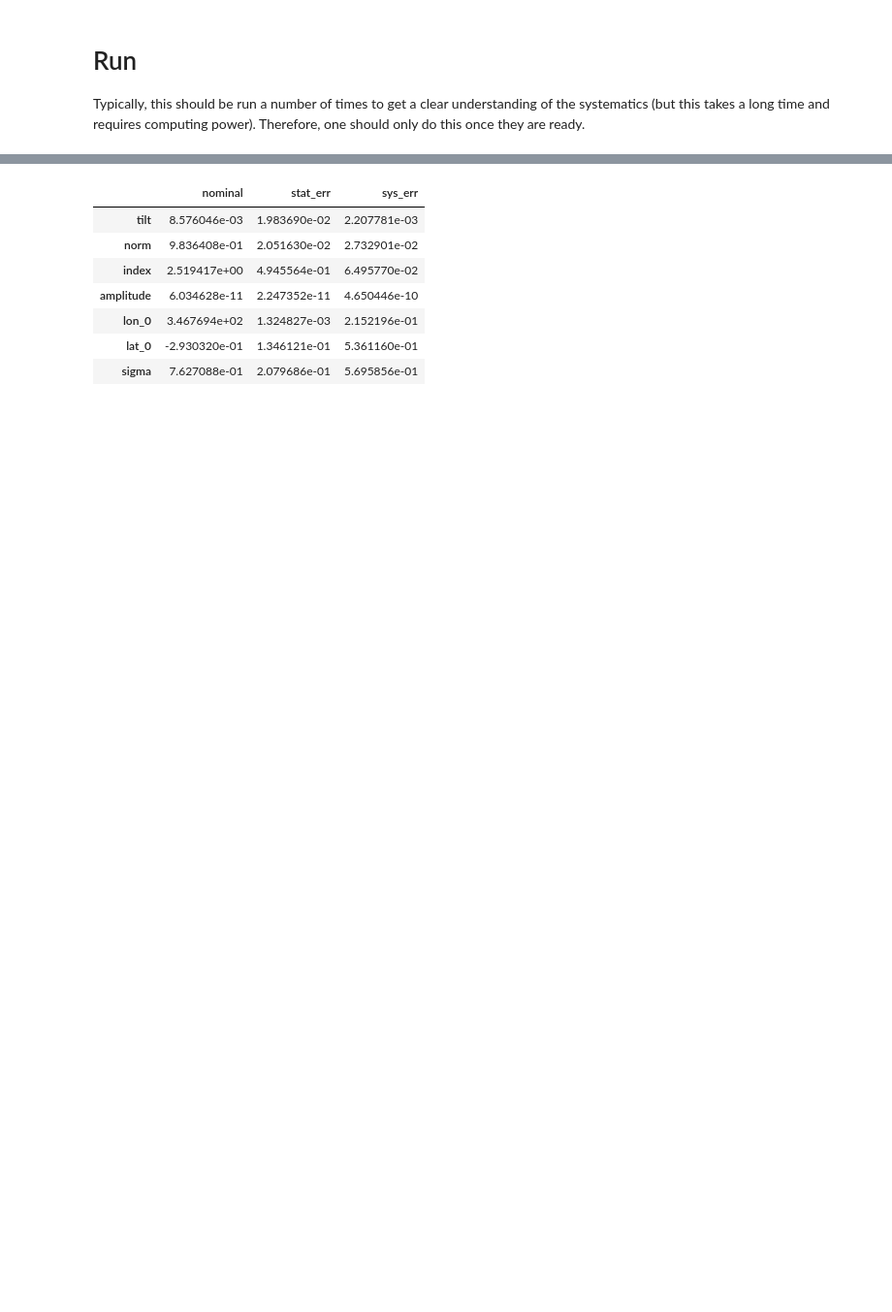
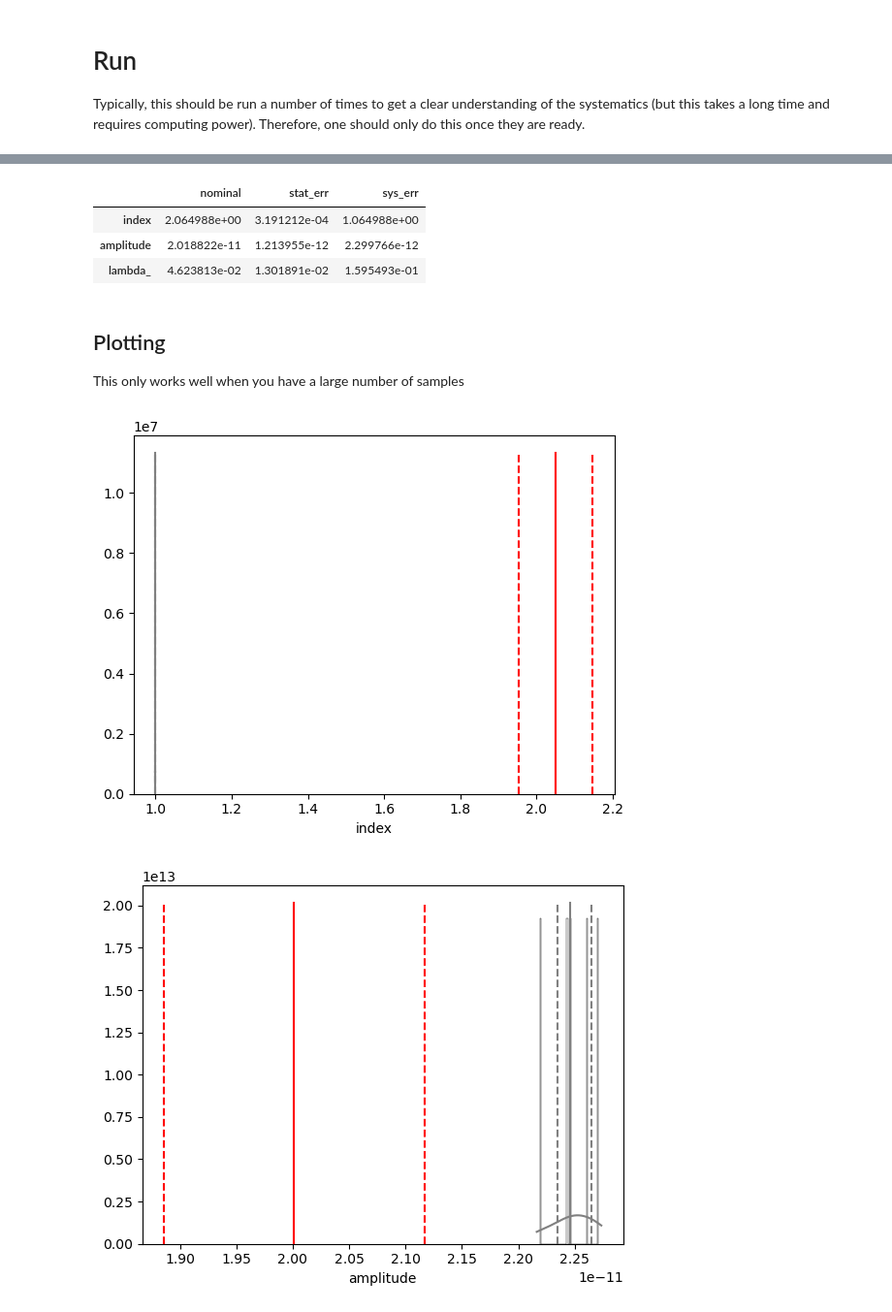
Before and after one commit to Astro-Kirsty/CADS_2026, a Jupyter notebook: Advanced_handson/IRF_systematics_fixed_counts.ipynb, the cells around one changed output, grey strips where cells are left out. Shown at 97% size. Drawn from its saved outputs; the diff is of its cells as text; code cells hidden in the pictures; blank space fills up the shorter version.

Commit message:
Update systematic IRF approach
Signed-off-by: Astro-Kirsty <AstroKirsty@gmail.com>

```diff
--- a/Advanced_handson/IRF_systematics_fixed_counts.ipynb
+++ b/Advanced_handson/IRF_systematics_fixed_counts.ipynb
@@ -344,25 +352,54 @@ Saved 5 fits to varied_irf_results/results.h5
-# %%
-vals = np.array([t["value"].values for t in result_pars], dtype=float)   # (N, n_pars)
-nom_vals = nominal_pars["value"].values.astype(float)
-nom_errs = nominal_pars["error"].values.astype(float)
-free = ~nominal_pars["frozen"].values.astype(bool)
-
-delta = vals - nom_vals                           # shift of each fit w.r.t. the nominal fit
-sys_err = np.sqrt(np.mean(delta ** 2, axis=0))    # systematic error (rms of the shifts)
-
-summary = pd.DataFrame({
-    "nominal": nom_vals,
-    "stat_err": nom_errs,
-    "sys_err": sys_err,
-}, index=nominal_pars["name"].values)
-
-summary[free]
-# %% [output]
-|  | nominal | stat_err | sys_err |
-| tilt | 8.576046e-03 | 1.983690e-02 | 2.207781e-03 |
-| norm | 9.836408e-01 | 2.051630e-02 | 2.732901e-02 |
-| index | 2.519417e+00 | 4.945564e-01 | 6.495770e-02 |
-| amplitude | 6.034628e-11 | 2.247352e-11 | 4.650446e-10 |
-| lon_0 | 3.467694e+02 | 1.324827e-03 | 2.152196e-01 |
-| lat_0 | -2.930320e-01 | 1.346121e-01 | 5.361160e-01 |
-| sigma | 7.627088e-01 | 2.079686e-01 | 5.695856e-01 |
+# %%
+rows = {}
+for par_name in source_model.parameters.free_parameters.names:
+    par_samples = np.array([
+        results_samples[k].models[model_name].parameters[par_name].value
+        for k in range(n_samples)
+    ], dtype=float)
+
+    nom_par = source_model.parameters[par_name]
+    nom_val = float(nom_par.value)
+    nom_err = float(nom_par.error)
+
+    delta = par_samples - nom_val                     # shift of each fit w.r.t. the nominal fit
+    sys_err = np.sqrt(np.mean(delta ** 2))            # systematic error (rms of the shifts)
+    rows[par_name] = {
+        "nominal": nom_val,
+        "stat_err": nom_err,
+        "sys_err": sys_err,
+    }
+summary = pd.DataFrame.from_dict(rows, orient="index")
+summary
+# %% [output]
+|  | nominal | stat_err | sys_err |
+| index | 2.064988e+00 | 3.191212e-04 | 1.064988e+00 |
+| amplitude | 2.018822e-11 | 1.213955e-12 | 2.299766e-12 |
+| lambda_ | 4.623813e-02 | 1.301891e-02 | 1.595493e-01 |
+# %% [markdown]
+## Plotting
+
+This only works well when you have a large number of samples
+# %%
+# let's check the fit results of the shell
+for par_name in source_model.parameters.free_parameters.names:
+    par_samples = []
+    for k in range(n_samples):
+        par_samples.append(results_samples[k].models[model_name].parameters[par_name].value)
+    plt.figure()
+    plt.hist(par_samples, bins=50, color="k", lw=0.3, histtype="step", density=True)
+    xl=plt.xlim()
+    yl = plt.ylim()
+    x = np.linspace(xl[0], xl[1], 1000)
+    plt.plot(x, gaussian_kde(par_samples).pdf(x), color="gray")
+    plt.plot([np.percentile(par_samples, 50)]*2, yl , color="gray", ls="-", label="systematic")
+    plt.plot([np.percentile(par_samples, 16)]*2, yl , color="gray", ls="--")
+    plt.plot([np.percentile(par_samples, 84)]*2, yl , color="gray", ls="--")
+    value = result_nominal.models[model_name].parameters[par_name].value
+    error = result_nominal.models[model_name].parameters[par_name].error
+    plt.plot([value]*2, yl , color="r", label="statistic")
+    plt.plot([value-error]*2, yl , color="r", ls="--")
+    plt.plot([value+error]*2, yl , color="r", ls="--")
+    plt.xlabel(par_name)
+# %% [output]
+[figure, added]
+[figure, added]
```
Also changed, not shown: parts of 12 cells of this notebook, 1 other file.
